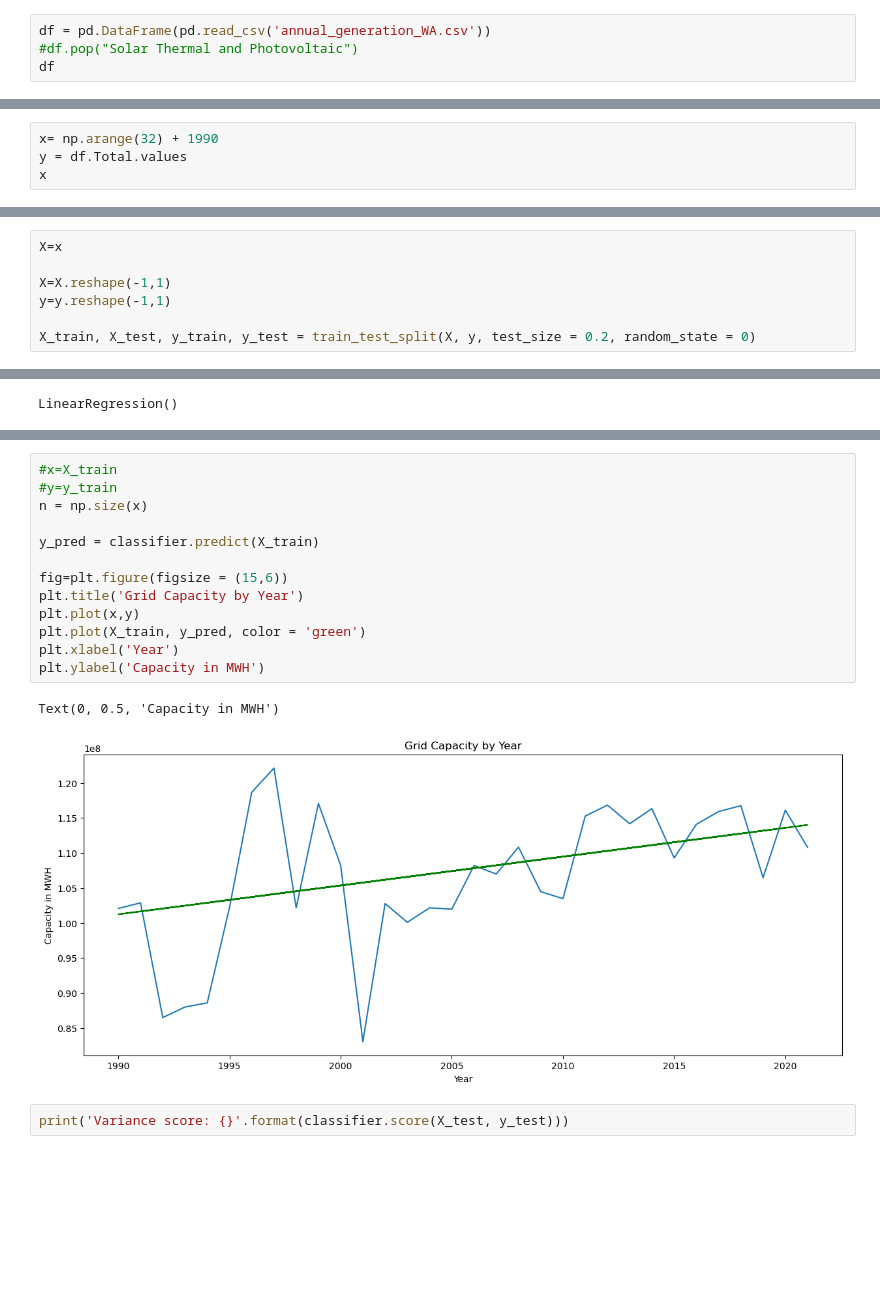
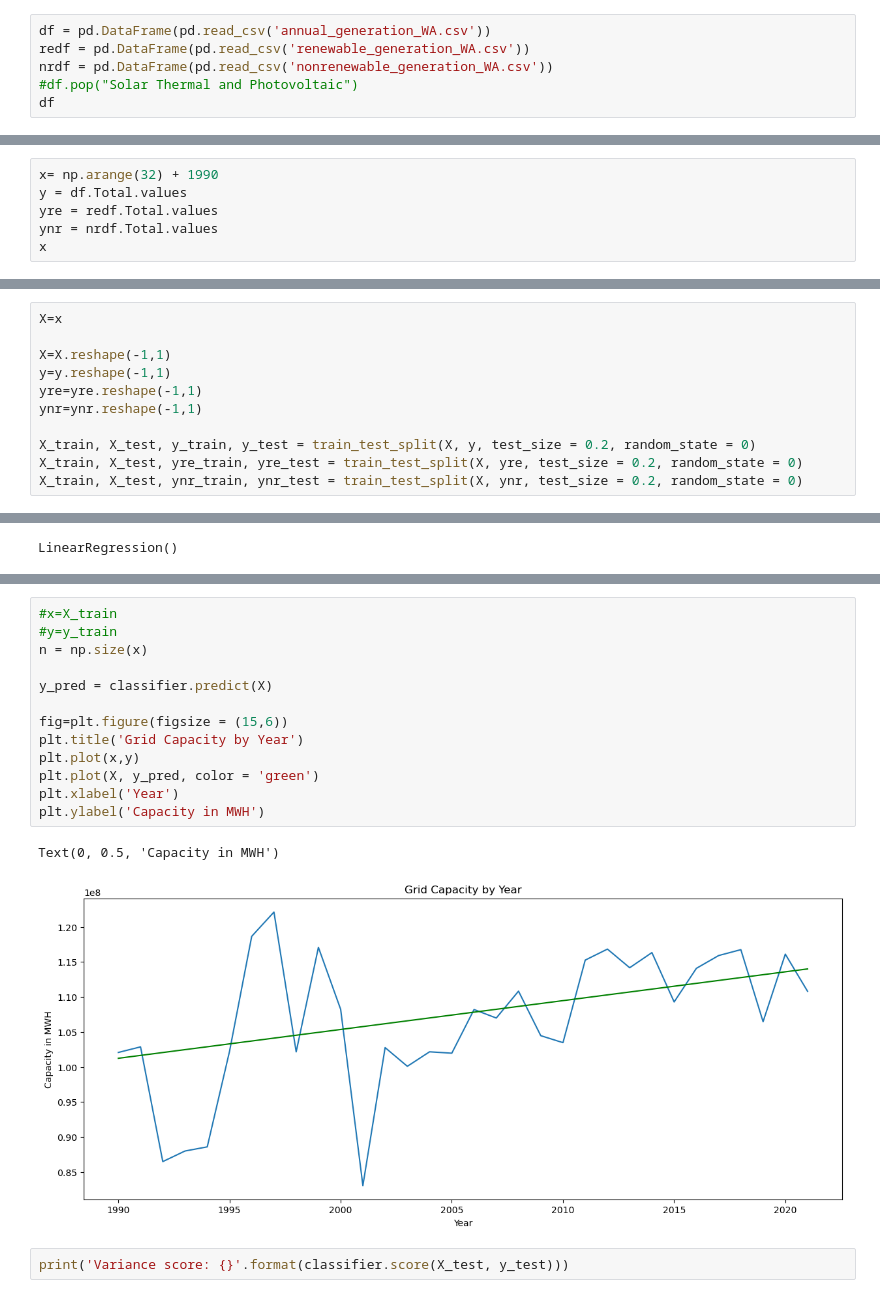
Before and after one commit to DavidN0809/ECGR-4105, a Jupyter notebook: Final Project/EV_Prediction_Grid_Stability.ipynb, the cells around one changed output, grey strips where cells are left out. Saved outputs shown, nothing was run; the diff lists cells and outputs as text; blank space fills up the shorter version.

Commit message:
Updated to perform linreg on RE/NRE data

```diff
--- a/Final Project/EV_Prediction_Grid_Stability.ipynb
+++ b/Final Project/EV_Prediction_Grid_Stability.ipynb
@@ -29,6 +29,8 @@ from keras.layers import CuDNNLSTM, Dense, Dropout, LSTM
 from keras.optimizers import Adam
 # %%
 df = pd.DataFrame(pd.read_csv('annual_generation_WA.csv'))
+redf = pd.DataFrame(pd.read_csv('renewable_generation_WA.csv'))
+nrdf = pd.DataFrame(pd.read_csv('nonrenewable_generation_WA.csv'))
 #df.pop("Solar Thermal and Photovoltaic")
 df
 # %% [output]
@@ -93,6 +95,8 @@ df
 # %%
 x= np.arange(32) + 1990
 y = df.Total.values
+yre = redf.Total.values
+ynr = nrdf.Total.values
 x
 # %% [output]
 array([1990, 1991, 1992, 1993, 1994, 1995, 1996, 1997, 1998, 1999, 2000,
@@ -136,8 +168,12 @@ X=x
 
 X=X.reshape(-1,1)
 y=y.reshape(-1,1)
+yre=yre.reshape(-1,1)
+ynr=ynr.reshape(-1,1)
 
 X_train, X_test, y_train, y_test = train_test_split(X, y, test_size = 0.2, random_state = 0)
+X_train, X_test, yre_train, yre_test = train_test_split(X, yre, test_size = 0.2, random_state = 0)
+X_train, X_test, ynr_train, ynr_test = train_test_split(X, ynr, test_size = 0.2, random_state = 0)
 # %%
 from sklearn.preprocessing import MinMaxScaler
 
@@ -206,19 +224,19 @@ array([[1.11943765e+08],
 # %%
 #x=X_train
 #y=y_train
 n = np.size(x)
 
-y_pred = classifier.predict(X_train)
+y_pred = classifier.predict(X)
 
 fig=plt.figure(figsize = (15,6))
 plt.title('Grid Capacity by Year')
 plt.plot(x,y)
-plt.plot(X_train, y_pred, color = 'green')
+plt.plot(X, y_pred, color = 'green')
 plt.xlabel('Year')
 plt.ylabel('Capacity in MWH')
 # %% [output]
 Text(0, 0.5, 'Capacity in MWH')
-[figure, old version]
+[figure, new version]
 # %%
 print('Variance score: {}'.format(classifier.score(X_test, y_test)))
 # %% [output]
```
Also changed, not shown: parts of 25 cells of this notebook, 2 other files.
